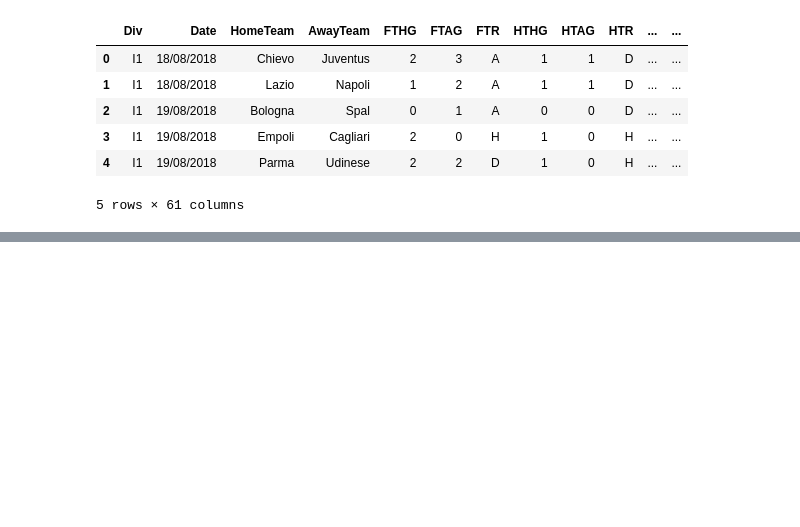
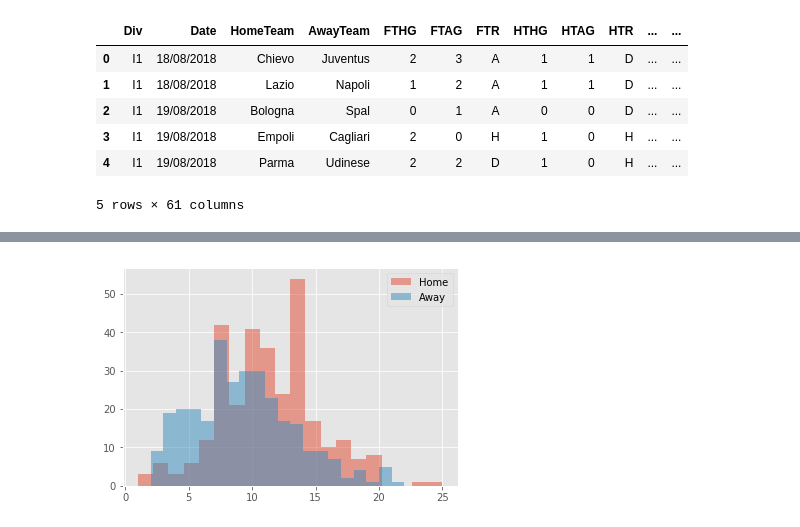
Before and after one commit to marjulio88/Inferential_Statistic, a Jupyter notebook: Inferential_Statistics_Udacity_Final_Project.ipynb, the cells around one changed output, grey strips where cells are left out. Saved outputs shown, nothing was run; the diff lists cells and outputs as text; code cells hidden in the pictures; blank space fills up the shorter version.

```diff
--- a/Inferential_Statistics_Udacity_Final_Project.ipynb
+++ b/Inferential_Statistics_Udacity_Final_Project.ipynb
@@ -68,0 +71,4 @@ Index(['Div', 'Date', 'HomeTeam', 'AwayTeam', 'FTHG', 'FTAG', 'FTR', 'HTHG',
+# %%
+print(df.shape)
+df = df[['HS','AS']]
+df.head()
@@ -68,0 +102,3 @@ Index(['Div', 'Date', 'HomeTeam', 'AwayTeam', 'FTHG', 'FTAG', 'FTR', 'HTHG',
+# %%
+df = df.sample(frac=0.8, replace=True, random_state=1)
+df.describe()
@@ -68,0 +115,7 @@ Index(['Div', 'Date', 'HomeTeam', 'AwayTeam', 'FTHG', 'FTAG', 'FTR', 'HTHG',
+# %%
+plt.hist(df['HS'], bins=20, alpha=0.5, label='Home')
+plt.hist(df['AS'], bins=20, alpha=0.5, label='Away')
+plt.legend(loc='upper right')
+plt.show()
+# %% [output]
+[figure, added]
```
Also changed, not shown: parts of 29 cells of this notebook.
